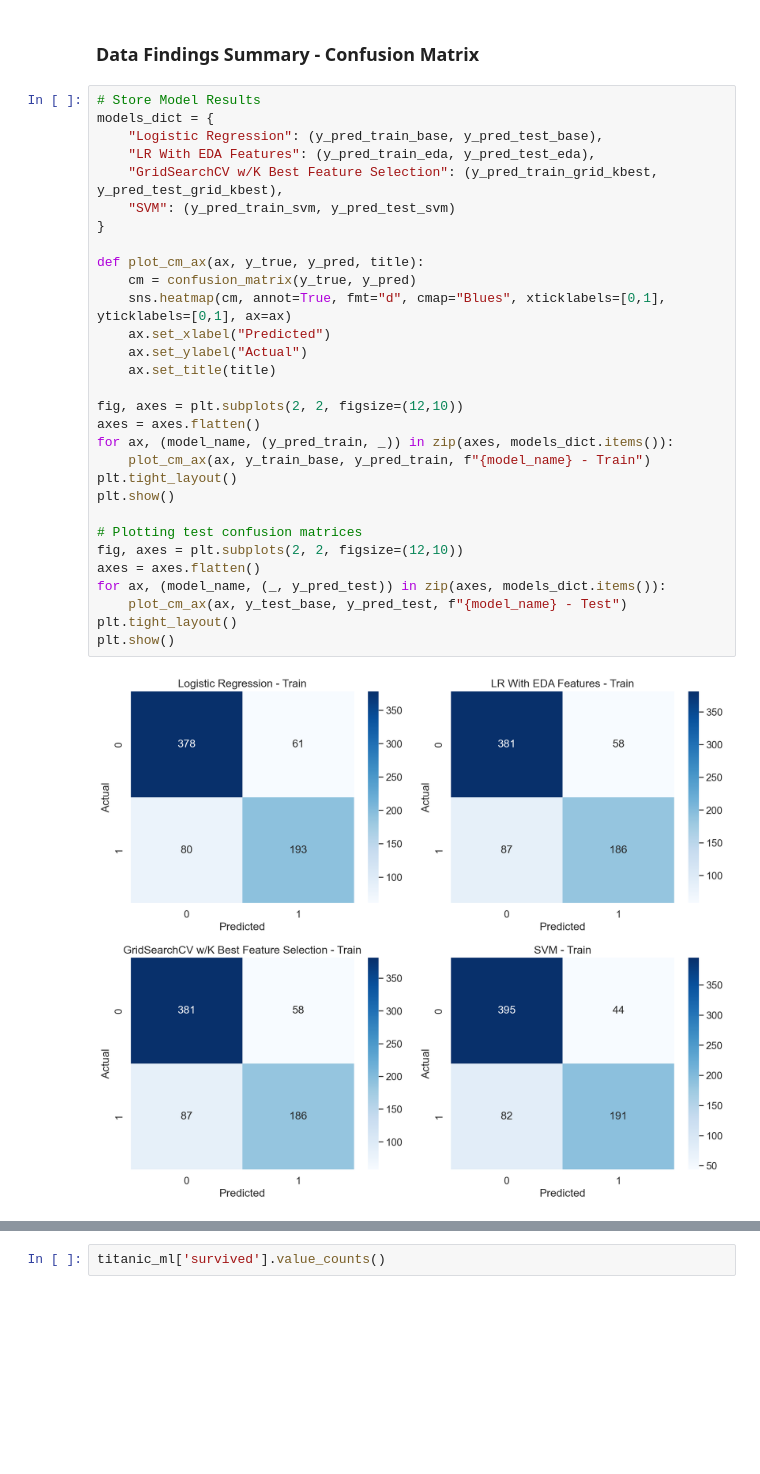
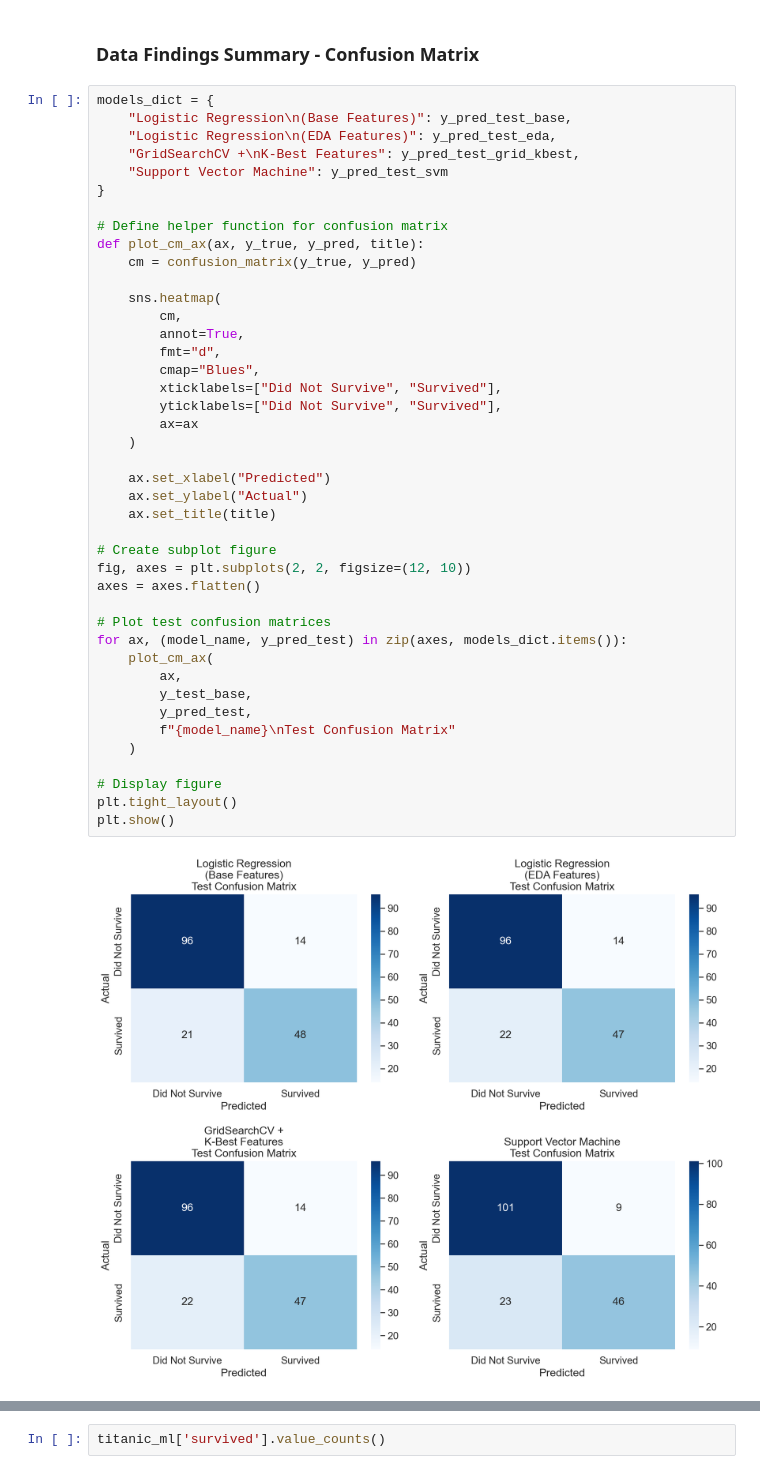
Before and after one commit to Exec-GenEsis/Titanic-Analysis-ML, a Jupyter notebook: titanic_analysis_ml.ipynb, the cells around one changed output, grey strips where cells are left out. Drawn from its saved outputs; the diff is of its cells as text; blank space fills up the shorter version.

Commit message:
updated graphs, writing portions

```diff
--- a/titanic_analysis_ml.ipynb
+++ b/titanic_analysis_ml.ipynb
@@ -1324,34 +1355,46 @@ Also of note is that scores between the training and testing dataset is closer,
 # %% [markdown]
 ### Data Findings Summary - Confusion Matrix
 # %%
-# Store Model Results
 models_dict = {
-    "Logistic Regression": (y_pred_train_base, y_pred_test_base),
-    "LR With EDA Features": (y_pred_train_eda, y_pred_test_eda),
-    "GridSearchCV w/K Best Feature Selection": (y_pred_train_grid_kbest, y_pred_test_grid_kbest),
-    "SVM": (y_pred_train_svm, y_pred_test_svm)
+    "Logistic Regression\n(Base Features)": y_pred_test_base,
+    "Logistic Regression\n(EDA Features)": y_pred_test_eda,
+    "GridSearchCV +\nK-Best Features": y_pred_test_grid_kbest,
+    "Support Vector Machine": y_pred_test_svm
 }
 
+# Define helper function for confusion matrix
 def plot_cm_ax(ax, y_true, y_pred, title):
     cm = confusion_matrix(y_true, y_pred)
-    sns.heatmap(cm, annot=True, fmt="d", cmap="Blues", xticklabels=[0,1], yticklabels=[0,1], ax=ax)
+
+    sns.heatmap(
+        cm,
+        annot=True,
+        fmt="d",
+        cmap="Blues",
+        xticklabels=["Did Not Survive", "Survived"],
+        yticklabels=["Did Not Survive", "Survived"],
+        ax=ax
+    )
+
     ax.set_xlabel("Predicted")
     ax.set_ylabel("Actual")
     ax.set_title(title)
 
-fig, axes = plt.subplots(2, 2, figsize=(12,10))
+# Create subplot figure
+fig, axes = plt.subplots(2, 2, figsize=(12, 10))
 axes = axes.flatten()
-for ax, (model_name, (y_pred_train, _)) in zip(axes, models_dict.items()):
-    plot_cm_ax(ax, y_train_base, y_pred_train, f"{model_name} - Train")
+
+# Plot test confusion matrices
+for ax, (model_name, y_pred_test) in zip(axes, models_dict.items()):
+    plot_cm_ax(
+        ax,
+        y_test_base,
+        y_pred_test,
+        f"{model_name}\nTest Confusion Matrix"
+    )
+
+# Display figure
 plt.tight_layout()
 plt.show()
-
-# Plotting test confusion matrices
-fig, axes = plt.subplots(2, 2, figsize=(12,10))
-axes = axes.flatten()
-for ax, (model_name, (_, y_pred_test)) in zip(axes, models_dict.items()):
-    plot_cm_ax(ax, y_test_base, y_pred_test, f"{model_name} - Test")
-plt.tight_layout()
-plt.show()
 # %% [output]
-[figure, old version]
+[figure, new version]
```
Also changed, not shown: parts of 34 cells of this notebook, 1 other file.
